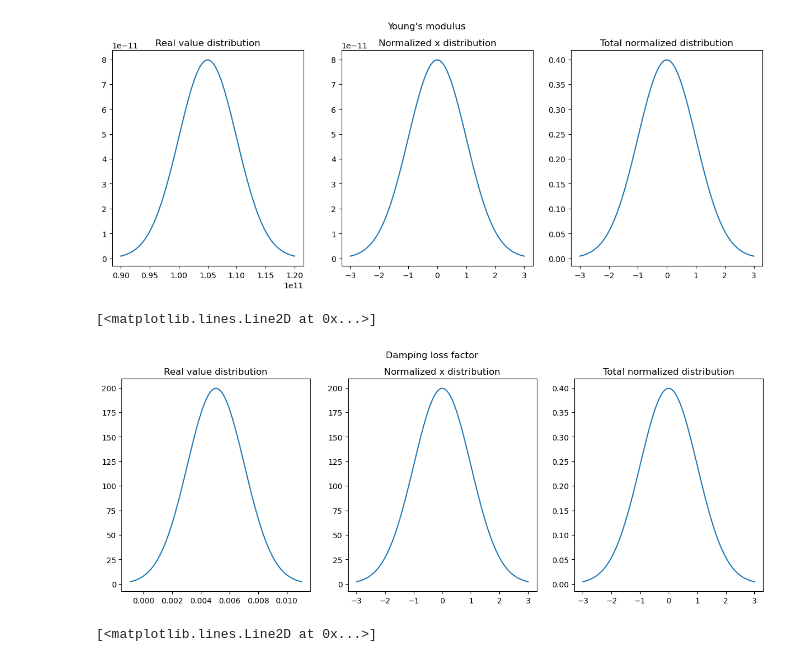
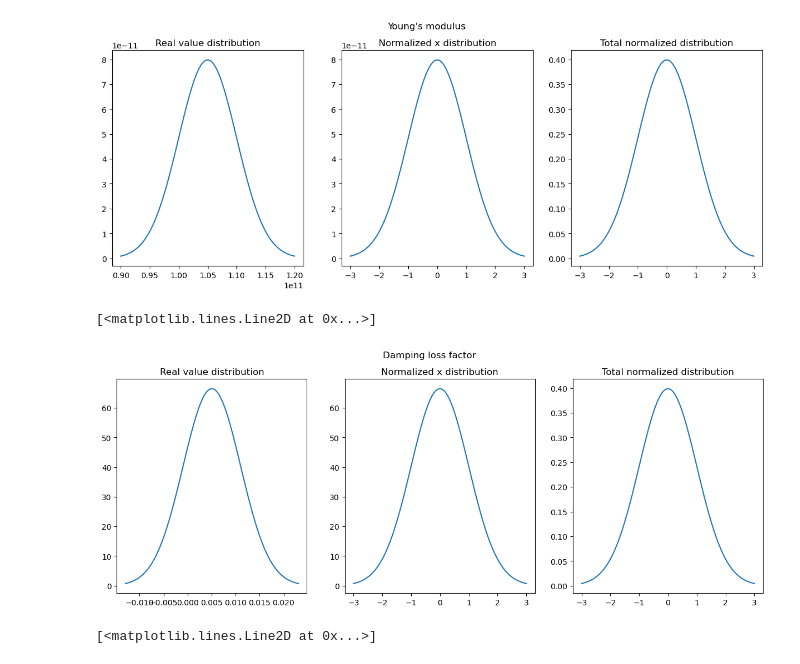
Before and after one commit to taboleiro/BayesianVibrationsModeling, a Jupyter notebook: notebooks/dataExploration.ipynb, the cells around one changed output. Cells and saved outputs as stored; diff of their text form; code cells hidden in the pictures.

```diff
--- a/notebooks/dataExploration.ipynb
+++ b/notebooks/dataExploration.ipynb
@@ -50,32 +50,32 @@ plt.plot(x_norm, dist * var)
 [<matplotlib.lines.Line2D at 0x...>]
 [figure]
 # %%
-var = 0.002
+var = 0.006
 #
 # plt.plot(x, stats.norm.pdf(x, E_mean, var))
 plt.figure(figsize=[15,5])
 plt.suptitle("Damping loss factor")
 
 plt.subplot(1,3,1)
 plt.title("Real value distribution")
 x = np.linspace(- 3*var, 3*var, 100) + eta_mean
 dist = stats.norm.pdf(x, eta_mean, var)
 plt.plot(x, dist)
 
 var_norm = 3
 x_norm = (x - eta_mean) /var
 
 plt.subplot(1,3,2)
 plt.title("Normalized x distribution")
 plt.plot(x_norm, dist)
 
 plt.subplot(1,3,3)
 plt.title("Total normalized distribution")
 plt.plot(x_norm, dist * var)
 #plt.xlim(Ehigh, Elow)
 # %% [output]
 [<matplotlib.lines.Line2D at 0x...>]
-[figure, old version]
+[figure, new version]
 # %%
 var = 250
 #
```
Also changed, not shown: parts of 17 cells of this notebook, 6 other files.
